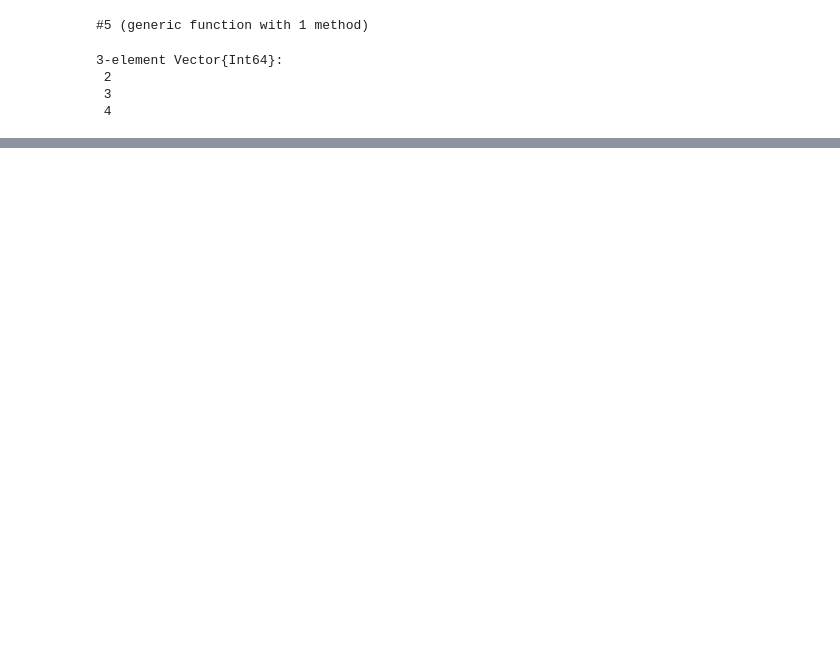
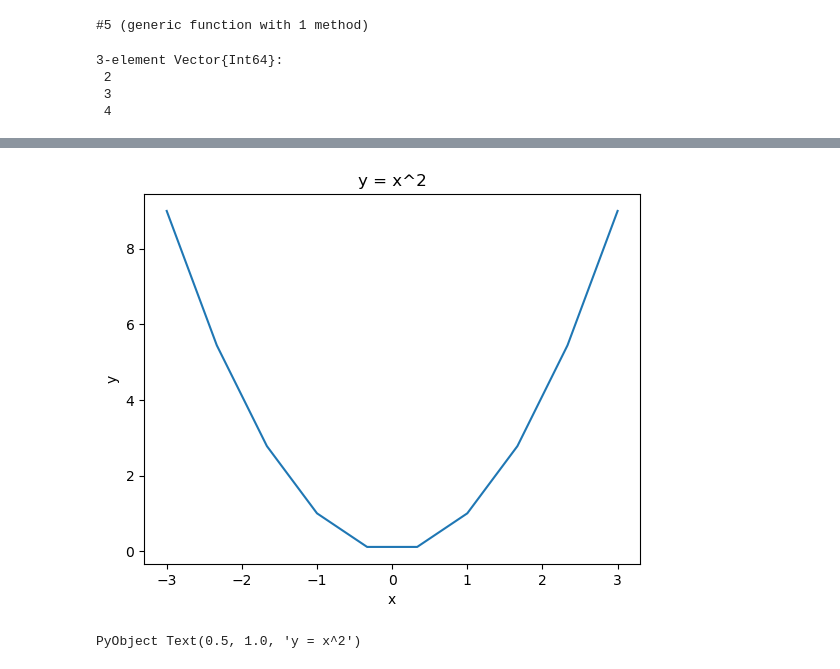
Before and after one commit to HidehikoMURAO/JuliaBayesBook, a Jupyter notebook: 1. Julia basics.ipynb, the cells around one changed output, grey strips where cells are left out. Cells and saved outputs as stored; diff of their text form; code cells hidden in the pictures; blank space fills up the shorter version.

```diff
--- a/1. Julia basics.ipynb
+++ b/1. Julia basics.ipynb
@@ -286,0 +324,18 @@ end
+# %%
+# Definition of a quadratic function
+func(x) = x^2  # funcでなくfとすると "cannot define function f; it already has a value"というエラーが出る...
+
+# Generate 10 evenly spaced point sequences from -3 to 3
+xs = range(-3, 3, length = 10)
+
+fig, ax = subplots()
+
+# Drawing a function
+ax.plot(xs, func.(xs), "-")
+
+ax.set_xlabel("x")
+ax.set_ylabel("y")
+ax.set_title("y = x^2")
+# %% [output]
+[figure, added]
+PyObject Text(0.5, 1.0, 'y = x^2')
```
Also changed, not shown: parts of 25 cells of this notebook.
